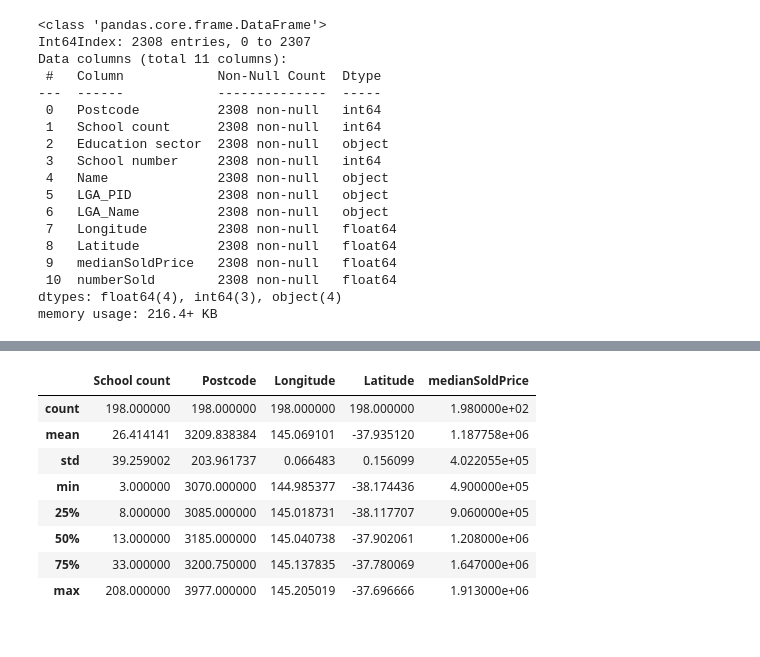
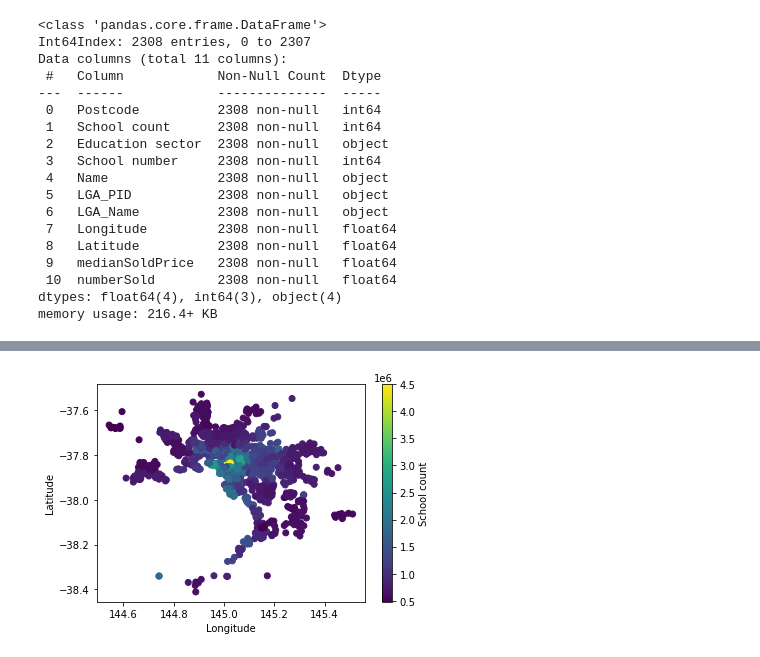
Before and after one commit to 22OVERSooN/Project1_Realestate_Analysis, a Jupyter notebook: LGA_code.ipynb, the cells around one changed output, grey strips where cells are left out. Cells and saved outputs as stored; diff of their text form; code cells hidden in the pictures.

```diff
--- a/LGA_code.ipynb
+++ b/LGA_code.ipynb
@@ -267,18 +305,25 @@ lga_gdf.head(100)
+# %%
+plt.scatter(df_merged_drop['Longitude'], df_merged_drop['Latitude'], c=df_merged_drop['medianSoldPrice'])
+clb = plt.colorbar()
+plt.xlabel("Longitude")
+plt.ylabel("Latitude")
+clb.set_label("School count")
+# %% [output]
+[figure, added]
 # %%
-df_merged = pd.merge(lga_gdf[['LGA_PID', 'geometry', 'LGA_NAME']], combined_shool_count_clean[['LGA_PID', 'School count','Postcode','Name','LGA_Name','Longitude','Latitude','medianSoldPrice']], left_on='LGA_PID', right_on='LGA_PID', how='left')
+# rename_school
+# rename_school['LGA_PID'] = rename_school['LGA_PID'].astype('str')
+# # df_merged = pd.merge(lga_gdf[['LGA_PID', 'geometry', 'LGA_NAME']], combined_shool_count_clean[['LGA_PID', 'School count','Name','LGA_Name','Longitude','Latitude','medianSoldPrice']], left_on='LGA_PID', right_on='LGA_PID', how='left')
+# df_merged_drop_2 = pd.merge(lga_gdf, rename_school, left_on='LGA_PID', right_on='LGA_PID', how='')
+# # df_merged['School count'] = df_merged['School count'].fillna(0)
 
-df_merged = df_merged.dropna(subset=['geometry']).set_index('LGA_PID')
-df_merged.describe()
+# # df_merged_drop=df_merged.drop_duplicates(subset="School number",keep='first', inplace = False)
+# # df_merged = df_merged.dropna(subset=['geometry']).set_index('LGA_PID')
+# df_merged_drop_3 = pd.merge(df_merged_drop_2, Stat_21, left_on='Postcode', right_on='Postcode', how='outer')
+
+# df_merged_drop_3=df_merged_drop_3.dropna(subset=["School number"])
+# df_merged_drop_3['medianSoldPrice'] = df_merged_drop_3['medianSoldPrice'].fillna(0)
+# df_merged_drop_3.describe()
-# %% [output]
-|  | School count | Postcode | Longitude | Latitude | medianSoldPrice |
-| count | 198.000000 | 198.000000 | 198.000000 | 198.000000 | 1.980000e+02 |
-| mean | 26.414141 | 3209.838384 | 145.069101 | -37.935120 | 1.187758e+06 |
-| std | 39.259002 | 203.961737 | 0.066483 | 0.156099 | 4.022055e+05 |
-| min | 3.000000 | 3070.000000 | 144.985377 | -38.174436 | 4.900000e+05 |
-| 25% | 8.000000 | 3085.000000 | 145.018731 | -38.117707 | 9.060000e+05 |
-| 50% | 13.000000 | 3185.000000 | 145.040738 | -37.902061 | 1.208000e+06 |
-| 75% | 33.000000 | 3200.750000 | 145.137835 | -37.780069 | 1.647000e+06 |
-| max | 208.000000 | 3977.000000 | 145.205019 | -37.696666 | 1.913000e+06 |
 # %%
 # OPTIONAL: Display using geopandas
 fig, ax = plt.subplots(1,1, figsize=(20,20))
```
Also changed, not shown: parts of 8 cells of this notebook, 7 other files.
